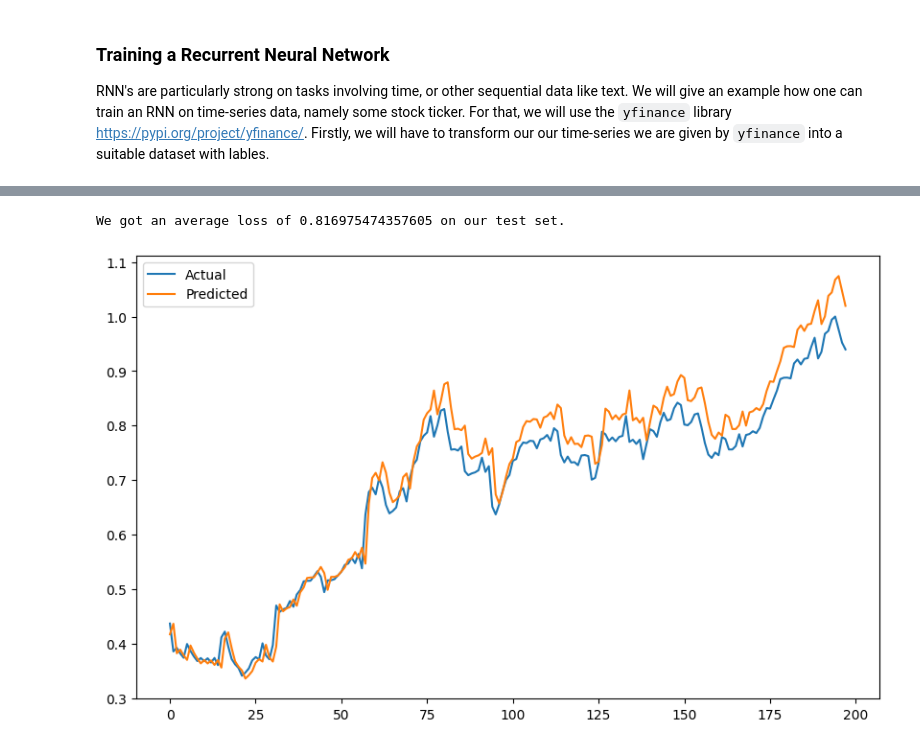
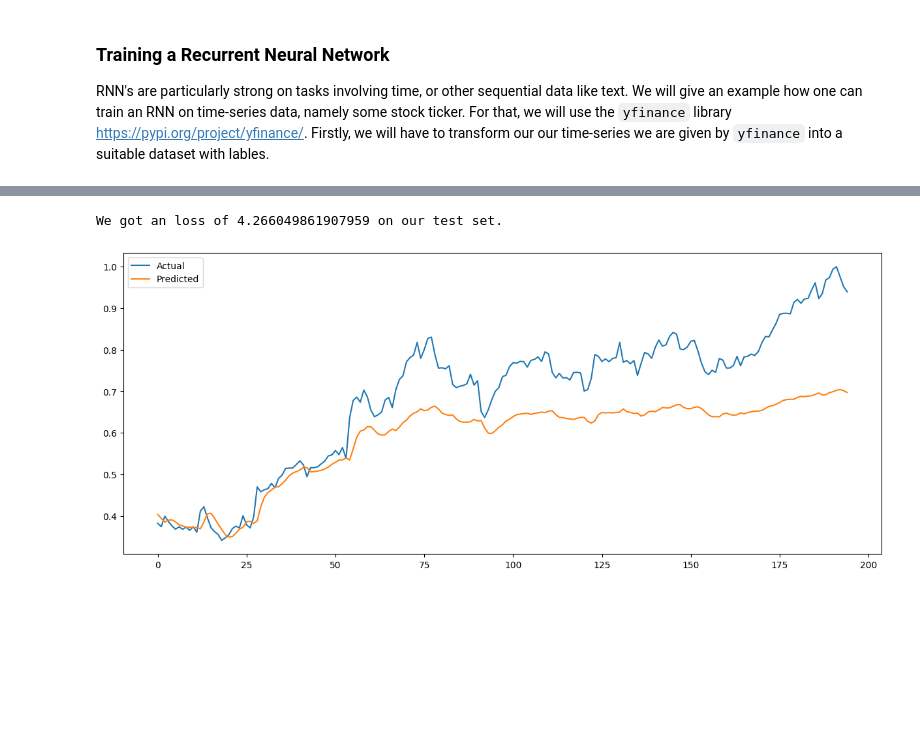
Before and after one commit to Mullerio/PyTorchZeroToHero, a Jupyter notebook: DeepLearning/basicRNN.ipynb, the cells around one changed output, grey strips where cells are left out. Saved outputs shown, nothing was run; the diff lists cells and outputs as text; code cells hidden in the pictures; blank space fills up the shorter version.

```diff
--- a/DeepLearning/basicRNN.ipynb
+++ b/DeepLearning/basicRNN.ipynb
@@ -14,6 +14,7 @@ import numpy as np
 import yfinance as yf
 import matplotlib.pyplot as plt
 # %%
+#basic RNN module with one hidden unit
 class basicRNN(nn.Module):
     def __init__(self, input_dim,hidden_dim, output_dim):
         super().__init__()
@@ -21,10 +22,13 @@ class basicRNN(nn.Module):
         self.hidden_dim = hidden_dim
         self.output_dim = output_dim
         self.act_hidden = nn.Tanh()
+        #Sigmoid, since we work with normalized data we want to have outputs in [0,1]
+        self.act_out = nn.Sigmoid()
 
-        self.in_hidden = nn.Parameter(torch.randn(hidden_dim,input_dim))
-        self.hidden_hidden = nn.Parameter(torch.randn(hidden_dim,hidden_dim))
-        self.hidden_out = nn.Parameter(torch.randn(output_dim,hidden_dim))
+        #init the parameters randomly, but make em smore for numerical stability
+        self.in_hidden = nn.Parameter(torch.randn(hidden_dim,input_dim) * 0.01)
+        self.hidden_hidden = nn.Parameter(torch.randn(hidden_dim,hidden_dim) * 0.01)
+        self.hidden_out = nn.Parameter(torch.randn(output_dim,hidden_dim) * 0.01)
 
     def forward(self, x, h_t = None):
         if h_t is None:
@@ -33,14 +37,15 @@ class basicRNN(nn.Module):
         out = []
         for t in range(x.size(0)):
             x_t = x[t] # value at current time-step
-            h_next = self.act_hidden(self.in_hidden @ x_t + self.hidden_hidden @ h_t)
-            y = self.hidden_out @ h_next
+            #update hidden_state
+            h_t = self.act_hidden(self.in_hidden @ x_t + self.hidden_hidden @ h_t)
+            y = self.act_out(self.hidden_out @ h_t)
             out.append(y)
         out = torch.stack(out, dim = 0)
-        return out, h_next
+        return out, h_t
 
 #lets define our model
-hidden_dim = 15
+hidden_dim = 30
 model = basicRNN(1, hidden_dim,1)
 lossfunction = nn.MSELoss()
 optimizer = optim.AdamW(model.parameters(), lr = 0.01)
@@ -73,7 +78,7 @@ nomrconst2 = np.min(data)
 data = (data - np.min(data)) / (np.max(data) - np.min(data))  # Normalize our data for stability
 
 #seqlength is essentially the amount of time-steps we look at in each iteration, this directly corresponds to the hidden_dims as our hidden state
-seq_length = 15
+seq_length = 30
 inputs, labels = create_dataset(data, seq_length)
 
 
@@ -84,7 +89,7 @@ labels_train, labels_test = labels[:split_size], labels[split_size:]
 in_hidden_gradients = []
 hidden_hidden_gradients = []
 hidden_out_gradients = []
-iterations = 500
+iterations = 300
 for epoch in range(iterations):
     model.zero_grad()
 
@@ -95,18 +100,18 @@ for epoch in range(iterations):
 
         output, _ = model(x)
 
-        loss = lossfunction(output, labels_train[i].unsqueeze(-1).unsqueeze(-1))
+        loss = lossfunction(output[-1], labels_train[i].unsqueeze(-1))
         total_loss += loss.item()
 
         loss.backward()
     for i, p in enumerate(model.parameters()):
         if p.grad is not None:
             if i == 0:
-                in_hidden_gradients.append(p.grad)
-            elif i == 2:
-                hidden_hidden_gradients.append(p.grad)
+                in_hidden_gradients.append(torch.linalg.norm(p.grad))
+            elif i == 1:
+                hidden_hidden_gradients.append(torch.linalg.norm(p.grad))
             else:
-                hidden_out_gradients.append(p.grad)
+                hidden_out_gradients.append(torch.linalg.norm(p.grad))
 
     optimizer.step()
 
@@ -123,27 +126,27 @@ Epoch [400/500], Loss: 0.0027862477753971154
 # %%
 outputs = []
 test_loss = 0
 for i in range(inputs_test.shape[0]):
     x = inputs_test[i]
     x = x.unsqueeze(-1)
     output, _ = model(x)
     outputs.append(output)
     test_loss += lossfunction(output, labels_test[i].unsqueeze(-1).unsqueeze(-1))
 
 outputs = torch.stack(outputs, dim=0).squeeze()
 
 
-print(f"We got an average loss of {test_loss} on our test set.")
+print(f"We got an loss of {test_loss} on our test set.")
 
 # Plot predictions vs actual values
-plt.figure(figsize=(10, 6))
+plt.figure(figsize=(15, 6))
 plt.plot(range(len(labels_test)), labels_test.numpy(), label="Actual")
 plt.plot(range(len(outputs)), outputs[:,[-1]].detach().numpy(), label="Predicted")
 plt.legend()
 plt.show()
 # %% [output]
-We got an average loss of 0.816975474357605 on our test set.
+We got an loss of 4.266049861907959 on our test set.
-[figure, old version]
+[figure, new version]
 # %%
 length_train= len(labels_train.detach().numpy())
 
```
Also changed, not shown: parts of 5 cells of this notebook.
